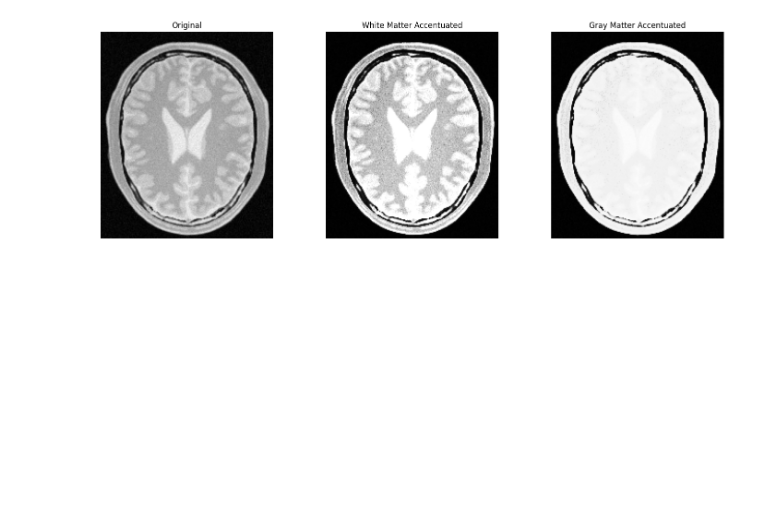
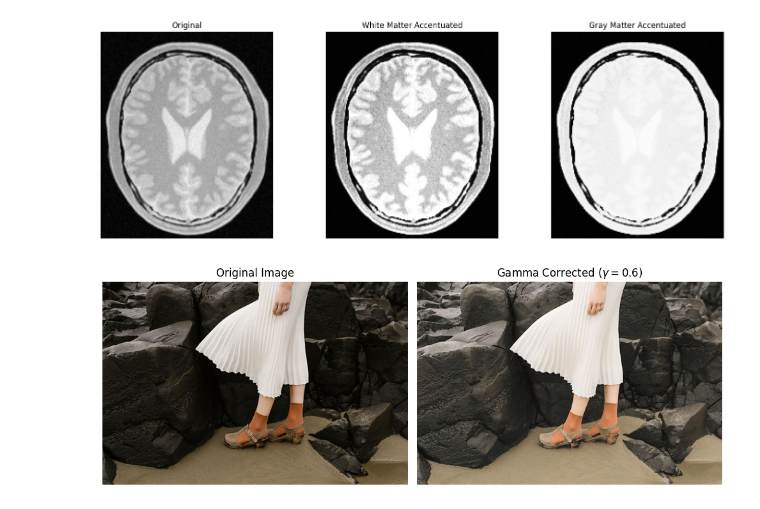
Before and after one commit to isithadinujaya/Vision-Assignment, a Jupyter notebook: vision-assignment.ipynb, the cells around one changed output. Drawn from its saved outputs; the diff is of its cells as text; code cells hidden in the pictures; blank space fills up the shorter version.

Commit message:
Kaggle Notebook | Vision Assignment | Version 4

```diff
--- a/vision-assignment.ipynb
+++ b/vision-assignment.ipynb
@@ -213,3 +213,39 @@ plt.tight_layout()
 plt.show()
 # %% [output]
 [figure]
+# %%
+import cv2 as cv
+import numpy as np
+import matplotlib.pyplot as plt
+
+img = cv.imread("/kaggle/input/datasets/isithadinujaya/vision-data-set/images/WhatsApp Image 2026-09-09 at 20.02.44 (1).jpeg")
+
+
+lab = cv.cvtColor(img, cv.COLOR_BGR2LAB)
+L, a, b = cv.split(lab)
+
+gamma = 0.6
+
+L_corrected = 255 * (L / 255.0) ** gamma
+L_corrected = L_corrected.astype(np.uint8)
+lab_corrected = cv.merge([L_corrected, a, b])
+corrected = cv.cvtColor(lab_corrected, cv.COLOR_LAB2BGR)
+img_rgb = cv.cvtColor(img, cv.COLOR_BGR2RGB)
+corrected_rgb = cv.cvtColor(corrected, cv.COLOR_BGR2RGB)
+
+plt.figure(figsize=(10, 5))
+
+plt.subplot(1, 2, 1)
+plt.imshow(img_rgb)
+plt.title("Original Image")
+plt.axis("off")
+
+plt.subplot(1, 2, 2)
+plt.imshow(corrected_rgb)
+plt.title(f"Gamma Corrected ($\\gamma={gamma}$)")
+plt.axis("off")
+
+plt.tight_layout()
+plt.show()
+# %% [output]
+[figure, added]
```
Also changed, not shown: parts of 2 cells of this notebook.
